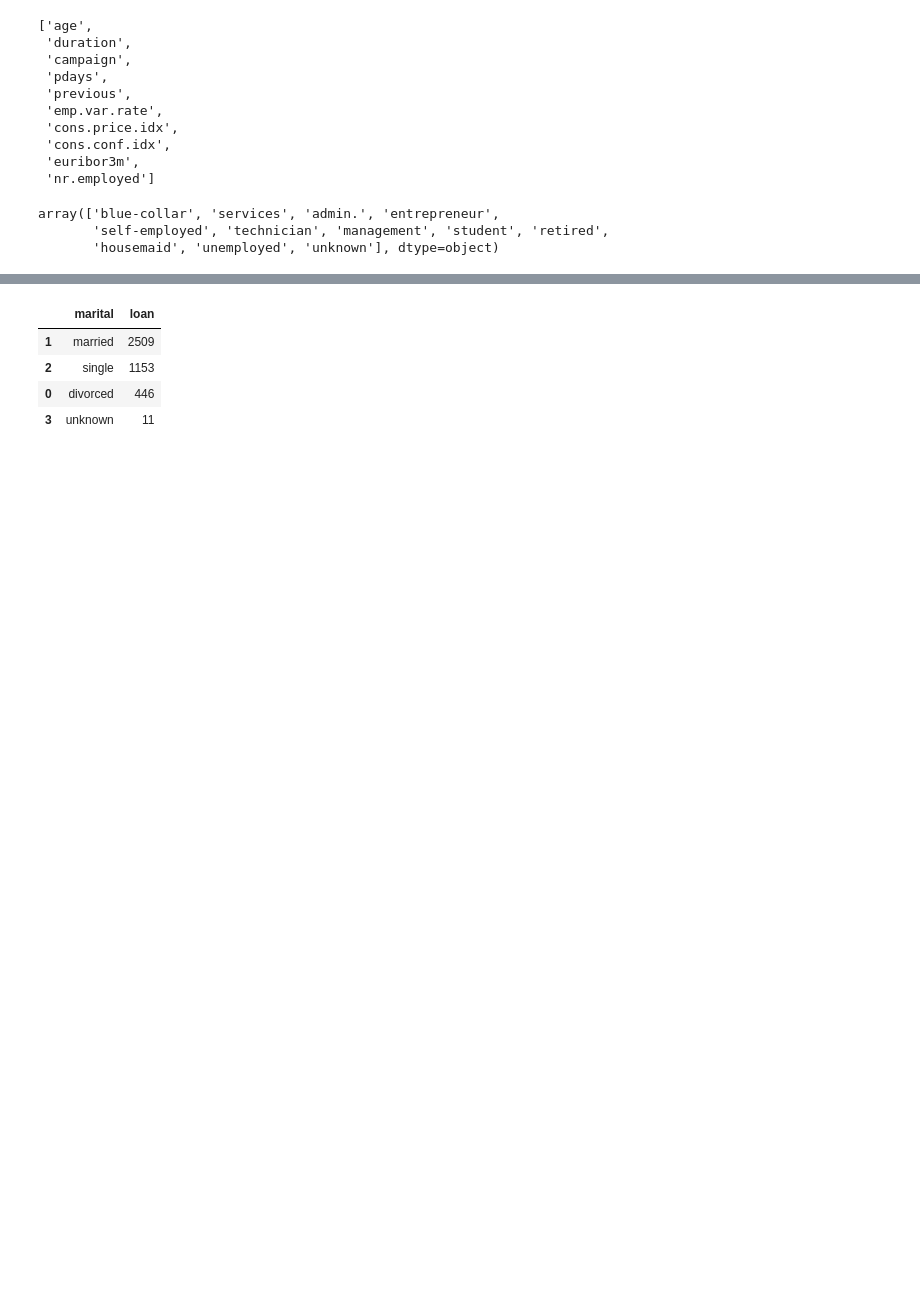
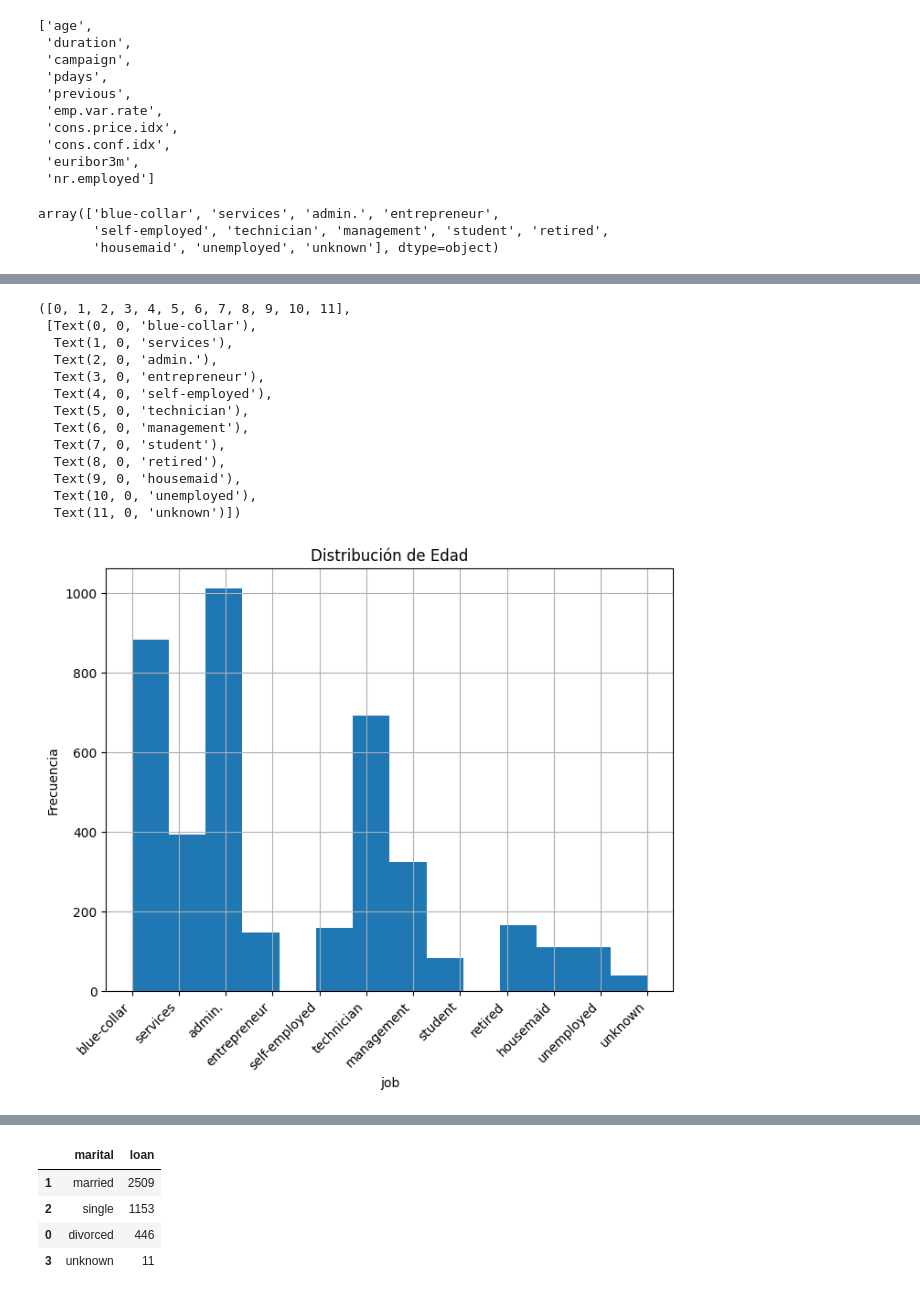
Before and after one commit to secarvallo/MLY0100, a Jupyter notebook: Labs/02.-LabsML/Taller02_Bank/Taller02_Bank.ipynb, the cells around one changed output, grey strips where cells are left out. Cells and saved outputs as stored; diff of their text form; code cells hidden in the pictures; blank space fills up the shorter version.

```diff
--- a/Labs/02.-LabsML/Taller02_Bank/Taller02_Bank.ipynb
+++ b/Labs/02.-LabsML/Taller02_Bank/Taller02_Bank.ipynb
@@ -138,0 +222,21 @@ data['education'].value_counts().plot.pie(figsize=(5,5), autopct="%0.1f %%");
+# %%
+k = int(np.ceil(1+np.log2(data.shape[0])))
+data['job'].hist(bins=k, figsize=(8,6)).set_title("Distribución de Edad")
+plt.xlabel('job')
+plt.ylabel('Frecuencia')
+plt.xticks(rotation=45, ha='right')
+# %% [output]
+([0, 1, 2, 3, 4, 5, 6, 7, 8, 9, 10, 11],
+ [Text(0, 0, 'blue-collar'),
+  Text(1, 0, 'services'),
+  Text(2, 0, 'admin.'),
+  Text(3, 0, 'entrepreneur'),
+  Text(4, 0, 'self-employed'),
+  Text(5, 0, 'technician'),
+  Text(6, 0, 'management'),
+  Text(7, 0, 'student'),
+  Text(8, 0, 'retired'),
+  Text(9, 0, 'housemaid'),
+  Text(10, 0, 'unemployed'),
+  Text(11, 0, 'unknown')])
+[figure, added]
```
Also changed, not shown: parts of 57 cells of this notebook, 4 other files.
